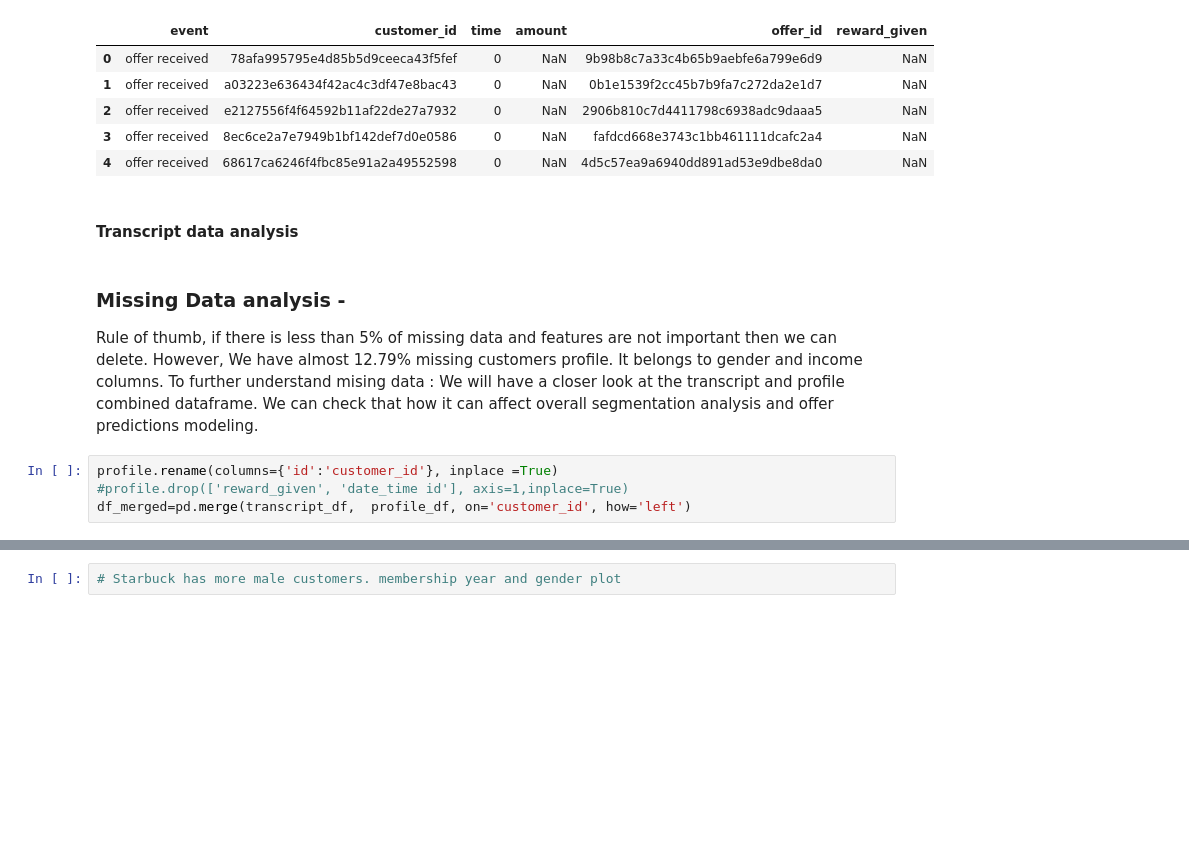
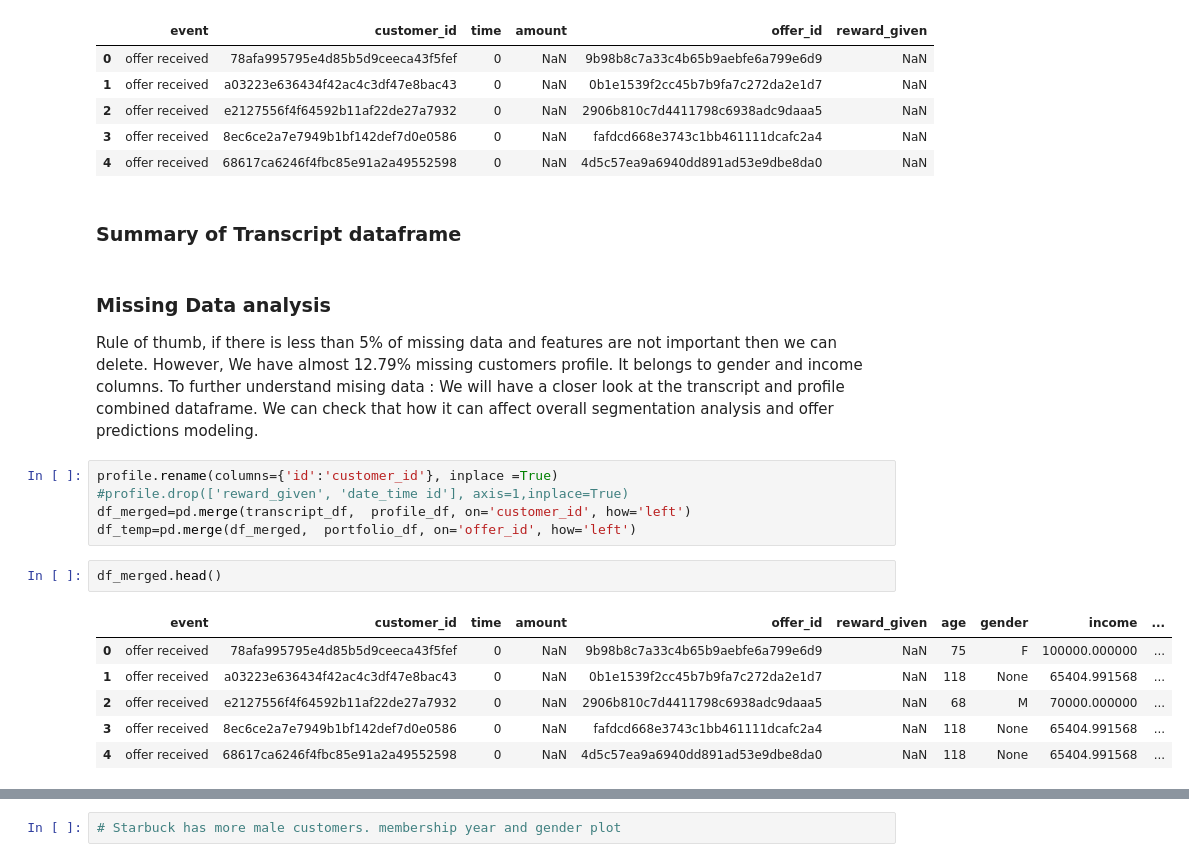
Before and after one commit to sharvaridhote/DataScience-Capstone-Udacity, a Jupyter notebook: Starbuck_Challange_Capstone_final.ipynb, the cells around one changed output, grey strips where cells are left out. Saved outputs shown, nothing was run; the diff lists cells and outputs as text; blank space fills up the shorter version.

```diff
--- a/Starbuck_Challange_Capstone_final.ipynb
+++ b/Starbuck_Challange_Capstone_final.ipynb
@@ -357,15 +351,25 @@ transcript_df.head()
 | 2 | offer received | e2127556f4f64592b11af22de27a7932 | 0 | NaN | 2906b810c7d4411798c6938adc9daaa5 | NaN |
 | 3 | offer received | 8ec6ce2a7e7949b1bf142def7d0e0586 | 0 | NaN | fafdcd668e3743c1bb461111dcafc2a4 | NaN |
 | 4 | offer received | 68617ca6246f4fbc85e91a2a49552598 | 0 | NaN | 4d5c57ea9a6940dd891ad53e9dbe8da0 | NaN |
-# %% [markdown]
-#### Transcript data analysis
+# %% [markdown]
+###  Summary of Transcript dataframe
 # %% [markdown]
-###  Missing Data analysis -
+###  Missing Data analysis
 Rule of thumb, if there is less than 5% of missing data and features are not important then we can delete. However, We have almost 12.79% missing customers profile. It belongs to gender and income  columns. To further understand mising data : We will have a closer look at the transcript and profile combined dataframe. We can check that how it can affect overall segmentation analysis and offer predictions modeling.
 # %%
 profile.rename(columns={'id':'customer_id'}, inplace =True)
 #profile.drop(['reward_given', 'date_time id'], axis=1,inplace=True)
 df_merged=pd.merge(transcript_df,  profile_df, on='customer_id', how='left')
+df_temp=pd.merge(df_merged,  portfolio_df, on='offer_id', how='left')
+# %%
+df_merged.head()
+# %% [output]
+|  | event | customer_id | time | amount | offer_id | reward_given | age | gender | income | ... |
+| 0 | offer received | 78afa995795e4d85b5d9ceeca43f5fef | 0 | NaN | 9b98b8c7a33c4b65b9aebfe6a799e6d9 | NaN | 75 | F | 100000.000000 | ... |
+| 1 | offer received | a03223e636434f42ac4c3df47e8bac43 | 0 | NaN | 0b1e1539f2cc45b7b9fa7c272da2e1d7 | NaN | 118 | None | 65404.991568 | ... |
+| 2 | offer received | e2127556f4f64592b11af22de27a7932 | 0 | NaN | 2906b810c7d4411798c6938adc9daaa5 | NaN | 68 | M | 70000.000000 | ... |
+| 3 | offer received | 8ec6ce2a7e7949b1bf142def7d0e0586 | 0 | NaN | fafdcd668e3743c1bb461111dcafc2a4 | NaN | 118 | None | 65404.991568 | ... |
+| 4 | offer received | 68617ca6246f4fbc85e91a2a49552598 | 0 | NaN | 4d5c57ea9a6940dd891ad53e9dbe8da0 | NaN | 118 | None | 65404.991568 | ... |
 # %%
 print('Missing offer completed data  due to missing  gender and age data')
 print(df_merged[(df_merged['gender'].isna())&(df_merged['event']=='offer completed')
```
Also changed, not shown: parts of 120 cells of this notebook.
